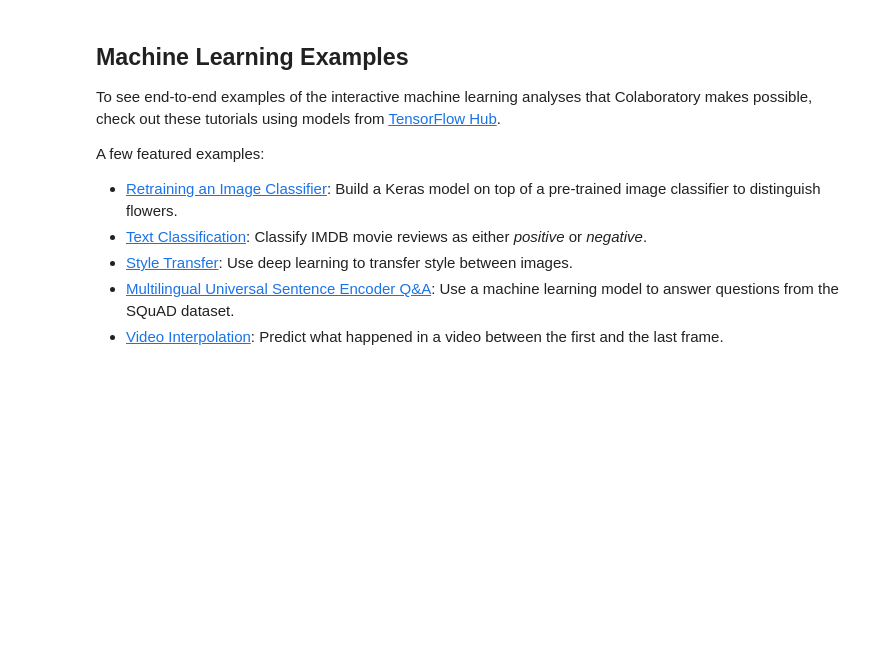
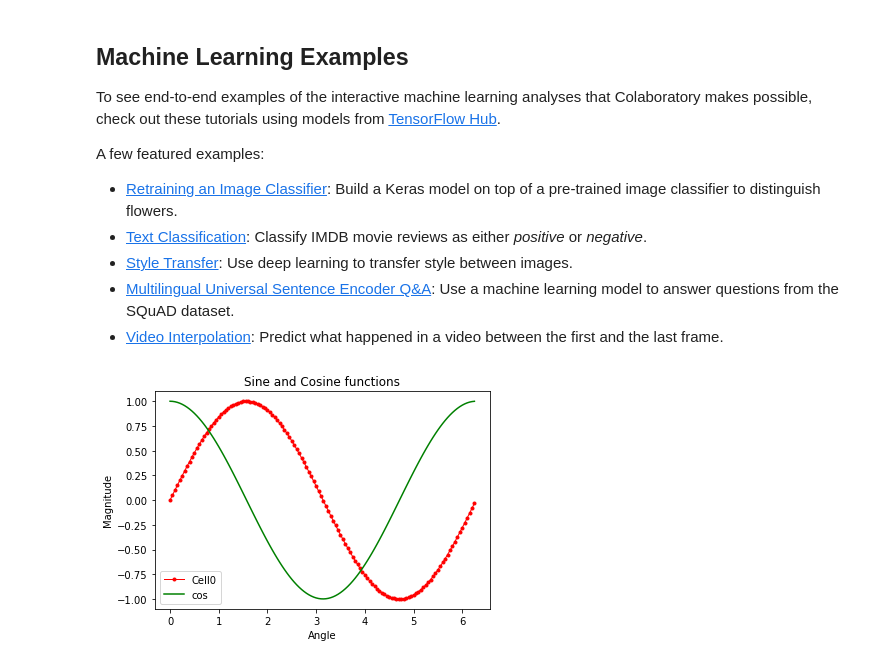
Before and after one commit to priyasathish13/https-classroom.github.com-a-sjC9IRF1, a Jupyter notebook: Welcome_To_Colaboratory.ipynb, the cells around one changed output. Cells and saved outputs as stored; diff of their text form; code cells hidden in the pictures; blank space fills up the shorter version.

```diff
--- a/Welcome_To_Colaboratory.ipynb
+++ b/Welcome_To_Colaboratory.ipynb
@@ -291,3 +271,32 @@ A few featured examples:
 - [Style Transfer](https://tensorflow.org/hub/tutorials/tf2_arbitrary_image_stylization): Use deep learning to transfer style between images.
 - [Multilingual Universal Sentence Encoder Q&A](https://tensorflow.org/hub/tutorials/retrieval_with_tf_hub_universal_encoder_qa): Use a machine learning model to answer questions from the SQuAD dataset.
 - [Video Interpolation](https://tensorflow.org/hub/tutorials/tweening_conv3d): Predict what happened in a video between the first and the last frame.
+# %%
+# Importing libraries
+import matplotlib.pyplot as plt
+import numpy as np
+import math
+
+# Using Numpy to create an array X
+X = np.arange(0, math.pi*2, 0.05)
+
+# Assign variables to the y axis part of the curve
+y = np.sin(X)
+z = np.cos(X)
+
+# Plotting both the curves simultaneously
+plt.plot(X, y, color='r', label='Cell0',marker=".",lw=1)
+plt.plot(X, z, color='g', label='cos')
+
+# Naming the x-axis, y-axis and the whole graph
+plt.xlabel("Angle")
+plt.ylabel("Magnitude")
+plt.title("Sine and Cosine functions")
+
+# Adding legend, which helps us recognize the curve according to it's color
+plt.legend()
+
+# To load the display window
+plt.show()
+# %% [output]
+[figure, added]
```
Also changed, not shown: parts of 4 cells of this notebook.
